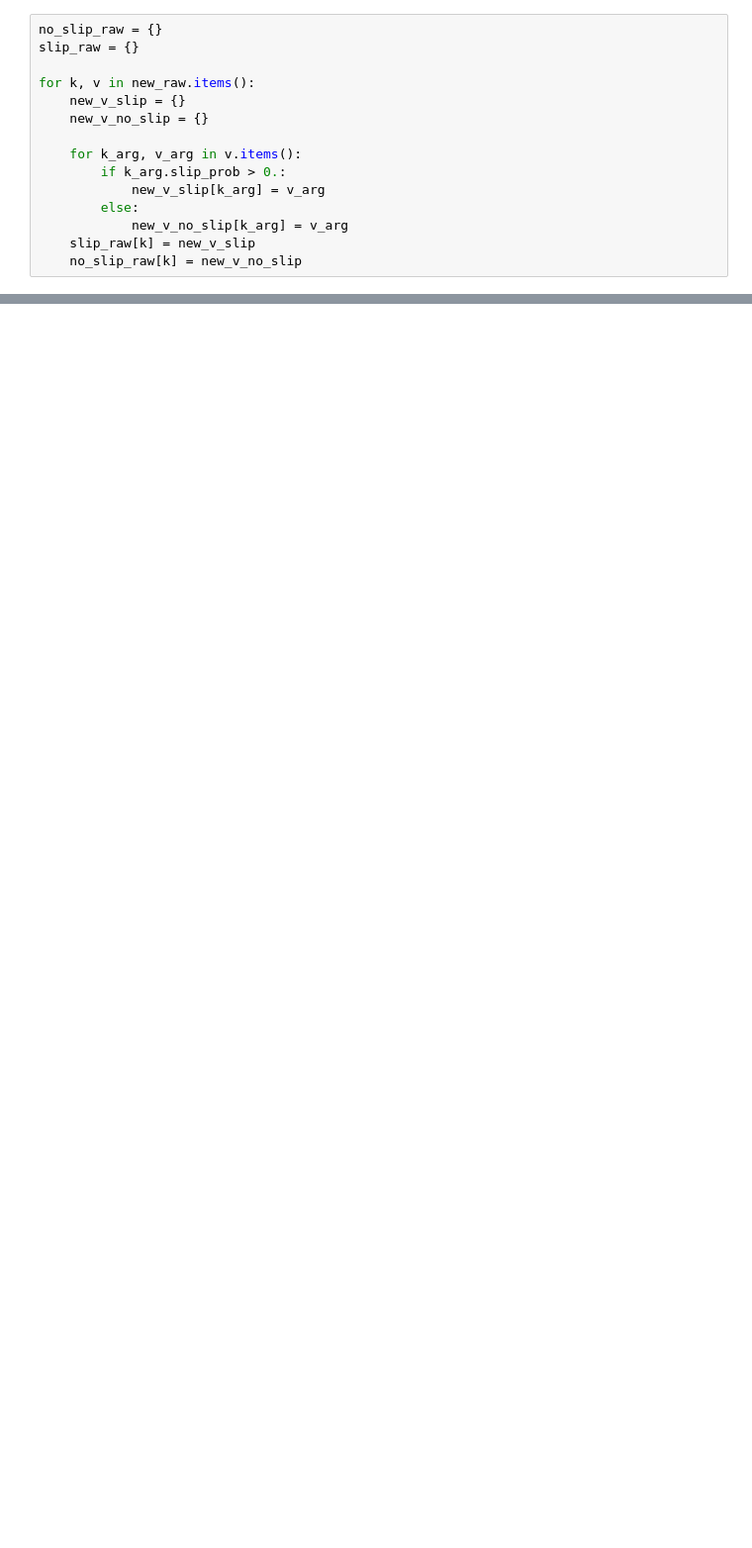
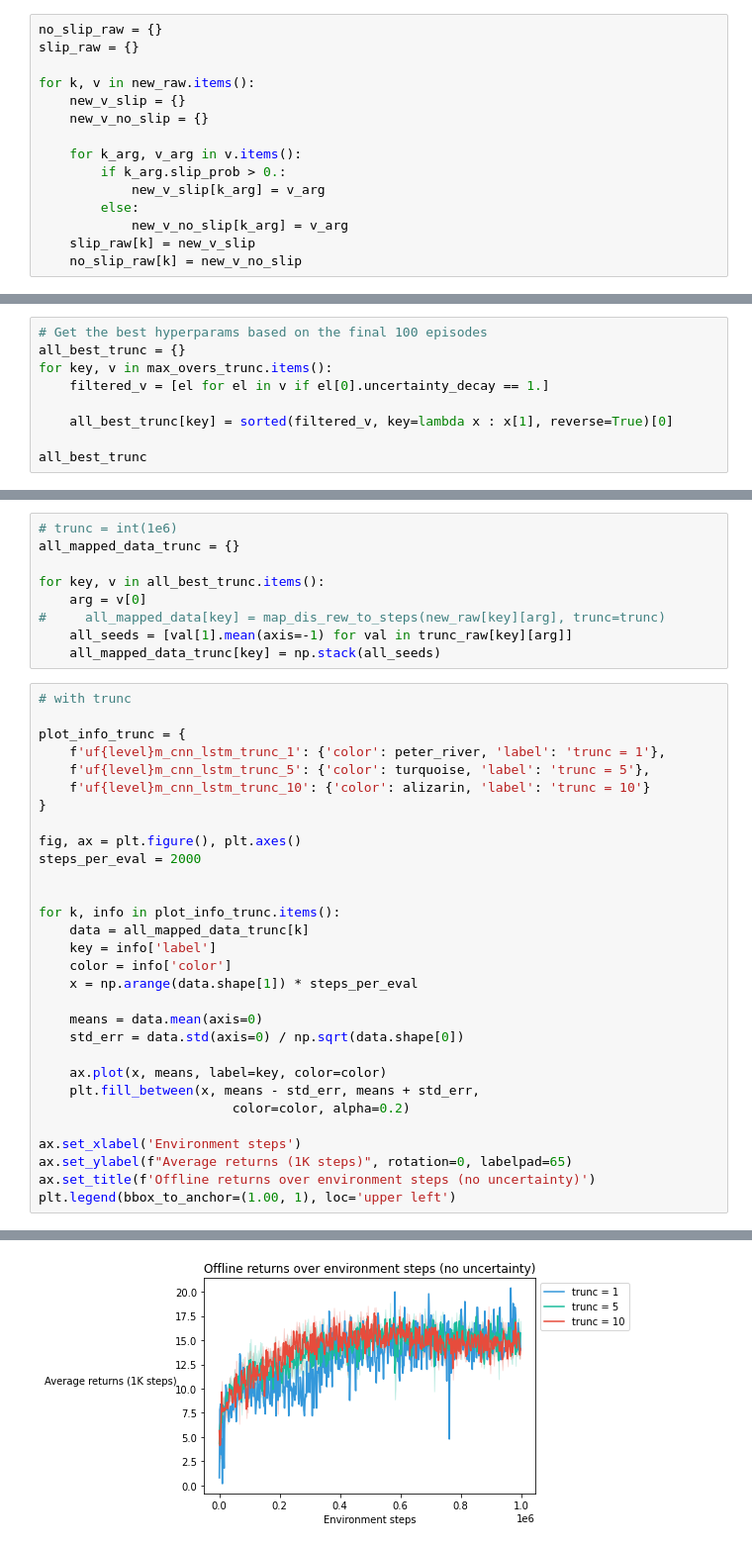
Before and after one commit to taodav/aux-inputs, a Jupyter notebook: analysis/plot_results_uf4_cnn.ipynb, the cells around one changed output, grey strips where cells are left out. Shown at 99% size. Drawn from its saved outputs; the diff is of its cells as text; blank space fills up the shorter version.

```diff
--- a/analysis/plot_results_uf4_cnn.ipynb
+++ b/analysis/plot_results_uf4_cnn.ipynb
@@ -254,0 +235,9 @@ plt.legend(bbox_to_anchor=(1.00, 1), loc='upper left')
+# %%
+# Get the best hyperparams based on the final 100 episodes
+all_best_trunc = {}
+for key, v in max_overs_trunc.items():
+    filtered_v = [el for el in v if el[0].uncertainty_decay == 1.]
+
+    all_best_trunc[key] = sorted(filtered_v, key=lambda x : x[1], reverse=True)[0]
+
+all_best_trunc
@@ -254,0 +258,40 @@ plt.legend(bbox_to_anchor=(1.00, 1), loc='upper left')
+# %%
+# trunc = int(1e6)
+all_mapped_data_trunc = {}
+
+for key, v in all_best_trunc.items():
+    arg = v[0]
+#     all_mapped_data[key] = map_dis_rew_to_steps(new_raw[key][arg], trunc=trunc)
+    all_seeds = [val[1].mean(axis=-1) for val in trunc_raw[key][arg]]
+    all_mapped_data_trunc[key] = np.stack(all_seeds)
+# %%
+# with trunc
+
+plot_info_trunc = {
+    f'uf{level}m_cnn_lstm_trunc_1': {'color': peter_river, 'label': 'trunc = 1'},
+    f'uf{level}m_cnn_lstm_trunc_5': {'color': turquoise, 'label': 'trunc = 5'},
+    f'uf{level}m_cnn_lstm_trunc_10': {'color': alizarin, 'label': 'trunc = 10'}
+}
+
+fig, ax = plt.figure(), plt.axes()
+steps_per_eval = 2000
+
+
+for k, info in plot_info_trunc.items():
+    data = all_mapped_data_trunc[k]
+    key = info['label']
+    color = info['color']
+    x = np.arange(data.shape[1]) * steps_per_eval
+
+    means = data.mean(axis=0)
+    std_err = data.std(axis=0) / np.sqrt(data.shape[0])
+
+    ax.plot(x, means, label=key, color=color)
+    plt.fill_between(x, means - std_err, means + std_err,
+                         color=color, alpha=0.2)
+
+ax.set_xlabel('Environment steps')
+ax.set_ylabel(f"Average returns (1K steps)", rotation=0, labelpad=65)
+ax.set_title(f'Offline returns over environment steps (no uncertainty)')
+plt.legend(bbox_to_anchor=(1.00, 1), loc='upper left')
+# %% [output]
@@ -254,0 +299 @@ plt.legend(bbox_to_anchor=(1.00, 1), loc='upper left')
+[figure, added]
```
Also changed, not shown: parts of 22 cells of this notebook, 20 other files.
